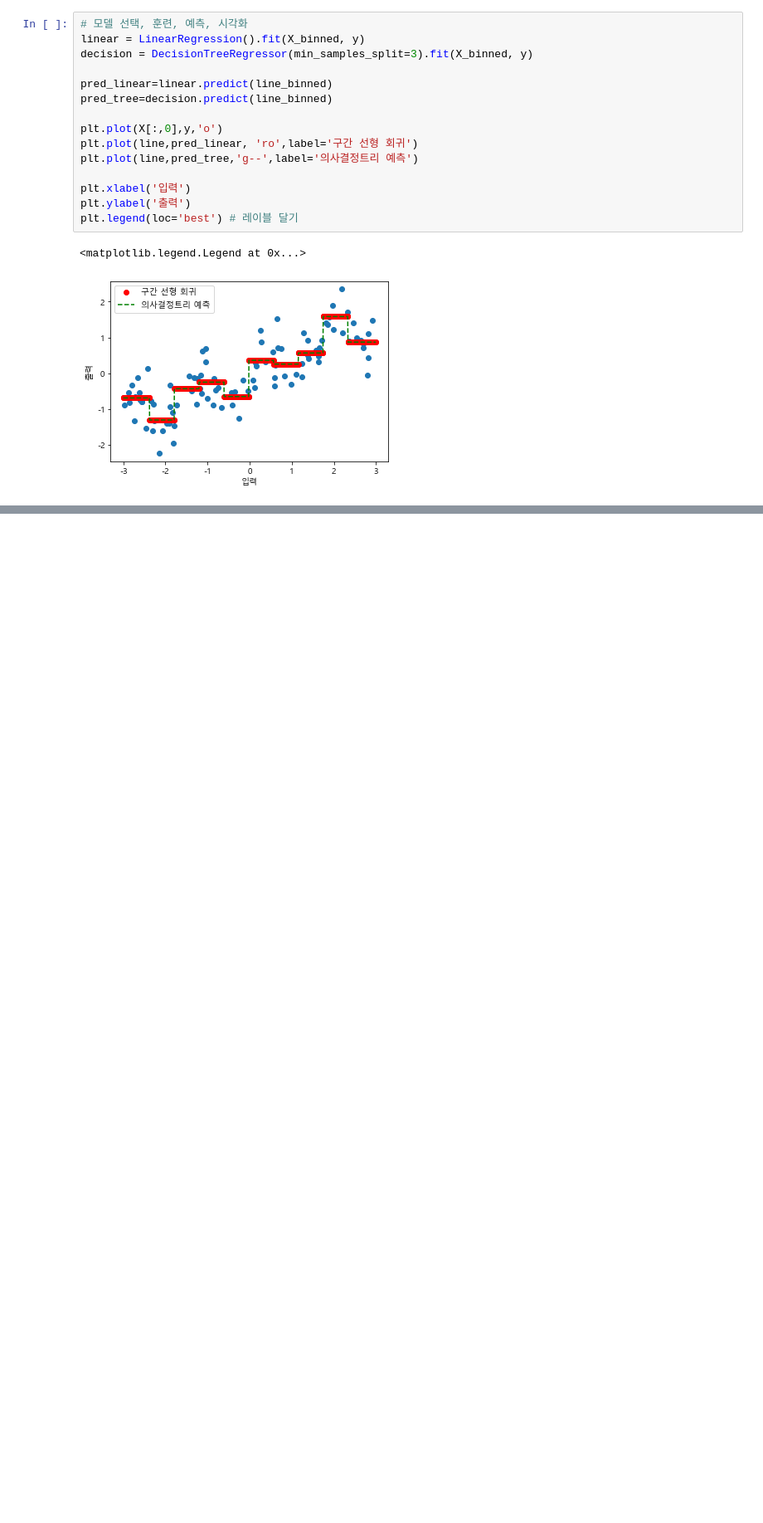
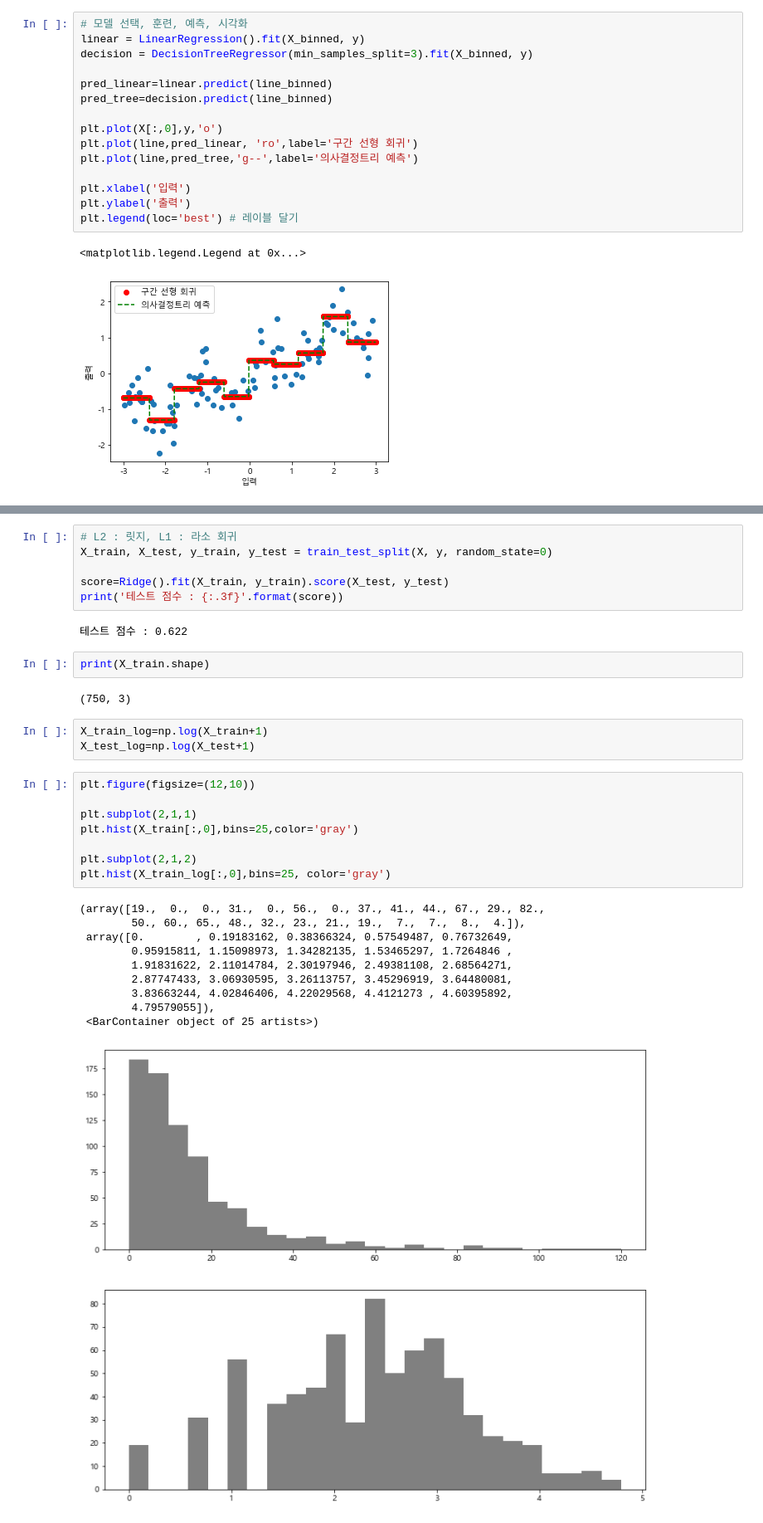
Before and after one commit to CPFrog/AI_innovation_Lecture, a Jupyter notebook: Day 29_201104/01_Regressions.ipynb, the cells around one changed output, grey strips where cells are left out. Shown at 83% size. Cells and saved outputs as stored; diff of their text form; blank space fills up the shorter version.

```diff
--- a/Day 29_201104/01_Regressions.ipynb
+++ b/Day 29_201104/01_Regressions.ipynb
@@ -152,0 +234,34 @@ plt.legend(loc='best') # 레이블 달기
+# %%
+# L2 : 릿지, L1 : 라소 회귀
+X_train, X_test, y_train, y_test = train_test_split(X, y, random_state=0)
+
+score=Ridge().fit(X_train, y_train).score(X_test, y_test)
+print('테스트 점수 : {:.3f}'.format(score))
+# %% [output]
+테스트 점수 : 0.622
+# %%
+print(X_train.shape)
+# %% [output]
+(750, 3)
+# %%
+X_train_log=np.log(X_train+1)
+X_test_log=np.log(X_test+1)
+# %%
+plt.figure(figsize=(12,10))
+
+plt.subplot(2,1,1)
+plt.hist(X_train[:,0],bins=25,color='gray')
+
+plt.subplot(2,1,2)
+plt.hist(X_train_log[:,0],bins=25, color='gray')
+# %% [output]
+(array([19.,  0.,  0., 31.,  0., 56.,  0., 37., 41., 44., 67., 29., 82.,
+        50., 60., 65., 48., 32., 23., 21., 19.,  7.,  7.,  8.,  4.]),
+ array([0.        , 0.19183162, 0.38366324, 0.57549487, 0.76732649,
+        0.95915811, 1.15098973, 1.34282135, 1.53465297, 1.7264846 ,
+        1.91831622, 2.11014784, 2.30197946, 2.49381108, 2.68564271,
+        2.87747433, 3.06930595, 3.26113757, 3.45296919, 3.64480081,
+        3.83663244, 4.02846406, 4.22029568, 4.4121273 , 4.60395892,
+        4.79579055]),
+ <BarContainer object of 25 artists>)
+[figure, added]
```
Also changed, not shown: parts of 10 cells of this notebook, 1 other file.
